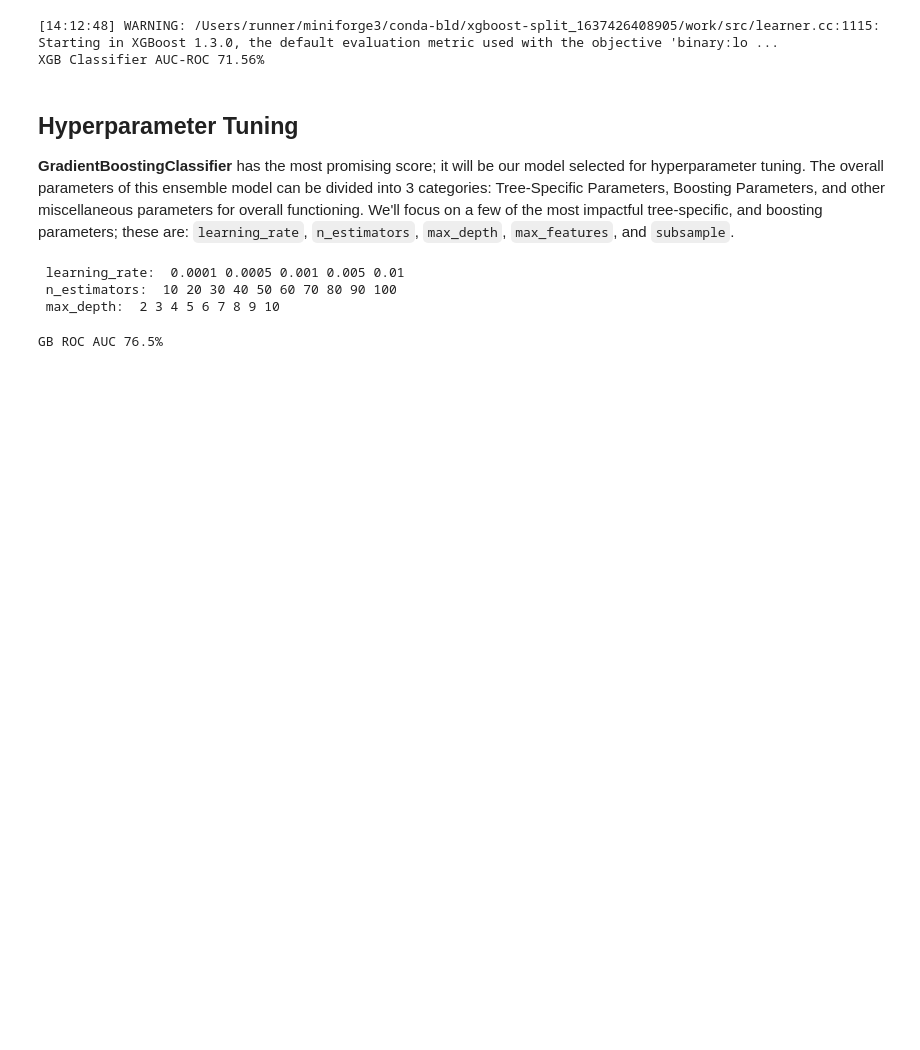
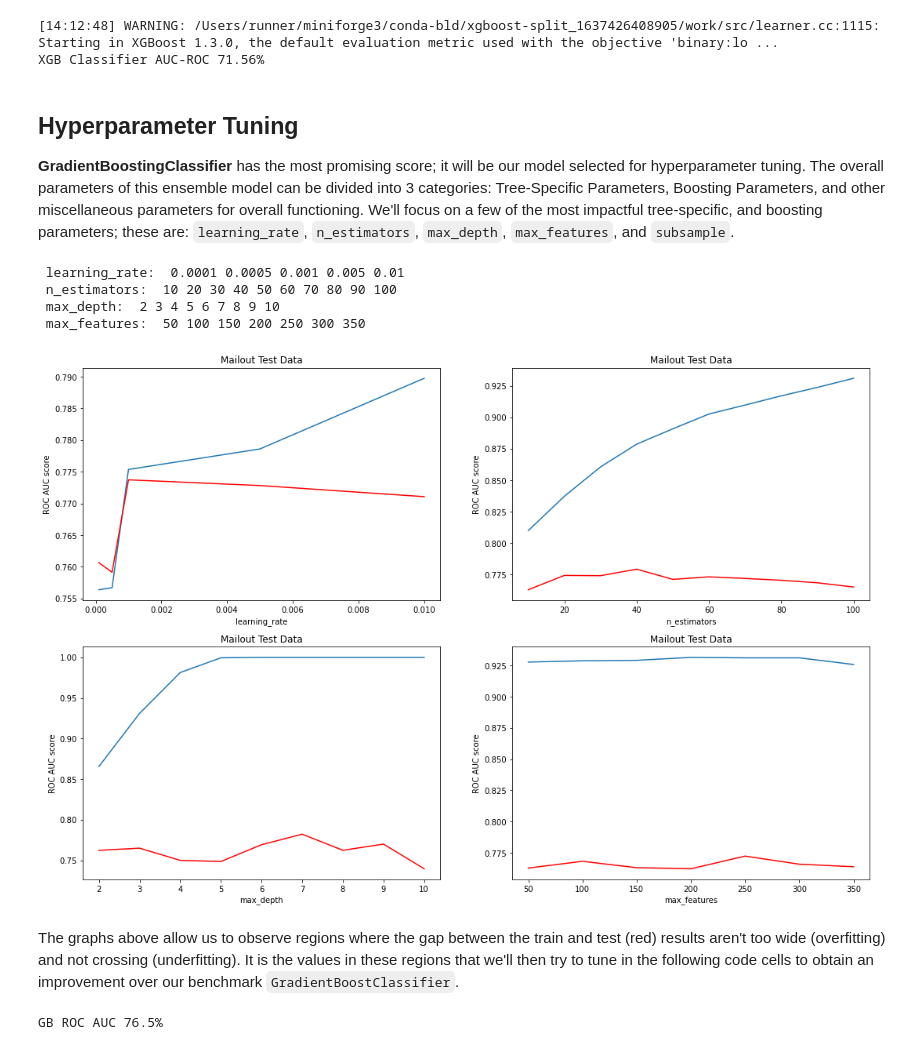
Before and after one commit to bubekar0/MLE-Capstone, a Jupyter notebook: Capstone Arvato.ipynb, the cells around one changed output. Cells and saved outputs as stored; diff of their text form; code cells hidden in the pictures; blank space fills up the shorter version.

```diff
--- a/Capstone Arvato.ipynb
+++ b/Capstone Arvato.ipynb
@@ -1808,37 +1808,41 @@ for hyper, values in hyperparams.items():
             _ = modelo.fit(X_train, y_train)
             mf_train_metrics.append( roc_auc_score(y_train, modelo.predict_proba(X_train)[:,1]) )
             mf_test_metrics.append( roc_auc_score(y_test, modelo.predict_proba(X_test)[:,1]) )
 
 f = plt.figure(figsize=(FIG_WIDTH, 1.5*FIG_HEIGHT))
 ax1 = f.add_subplot(221)
-_ = ax1.set_title("Mailout Test Data")
+_ = ax1.set_title("Mailout Train vs Test Data")
 _ = plt.plot(hyperparams["learning_rate"], lr_train_metrics)
 _ = plt.plot(hyperparams["learning_rate"], lr_test_metrics, color='red')
 _ = plt.ylabel('ROC AUC score')
 _ = plt.xlabel('learning_rate')
 ax2 = f.add_subplot(222)
-_ = ax2.set_title("Mailout Test Data")
+_ = ax2.set_title("Mailout Train vs Test Data")
 _ = plt.plot(hyperparams["n_estimators"], ne_train_metrics)
 _ = plt.plot(hyperparams["n_estimators"], ne_test_metrics, color='red')
 _ = plt.ylabel('ROC AUC score')
 _ = plt.xlabel('n_estimators')
 ax3 = f.add_subplot(223)
-_ = ax3.set_title("Mailout Test Data")
+_ = ax3.set_title("Mailout Train vs Test Data")
 _ = plt.plot(hyperparams["max_depth"], md_train_metrics)
 _ = plt.plot(hyperparams["max_depth"], md_test_metrics, color='red')
 _ = plt.ylabel('ROC AUC score')
 _ = plt.xlabel('max_depth')
 ax4 = f.add_subplot(224)
-_ = ax4.set_title("Mailout Test Data")
+_ = ax4.set_title("Mailout Train vs Test Data")
 _ = plt.plot(hyperparams["max_features"], mf_train_metrics)
 _ = plt.plot(hyperparams["max_features"], mf_test_metrics, color='red')
 _ = plt.ylabel('ROC AUC score')
 _ = plt.xlabel('max_features')
 _ = plt.show()
 # %% [output]
  learning_rate:  0.0001 0.0005 0.001 0.005 0.01
  n_estimators:  10 20 30 40 50 60 70 80 90 100
  max_depth:  2 3 4 5 6 7 8 9 10
+ max_features:  50 100 150 200 250 300 350
+[figure, added]
+# %% [markdown]
+The graphs above allow us to observe regions where the gap between the train and test (red) results aren't too wide (overfitting) and not crossing (underfitting). It is the values in these regions that we'll then try to tune in the following code cells to obtain an improvement over our benchmark `GradientBoostClassifier`.
 # %%
 from sklearn.metrics import classification_report
 from sklearn.model_selection import GridSearchCV
```
Also changed, not shown: parts of 1 cell of this notebook, 1 other file.
